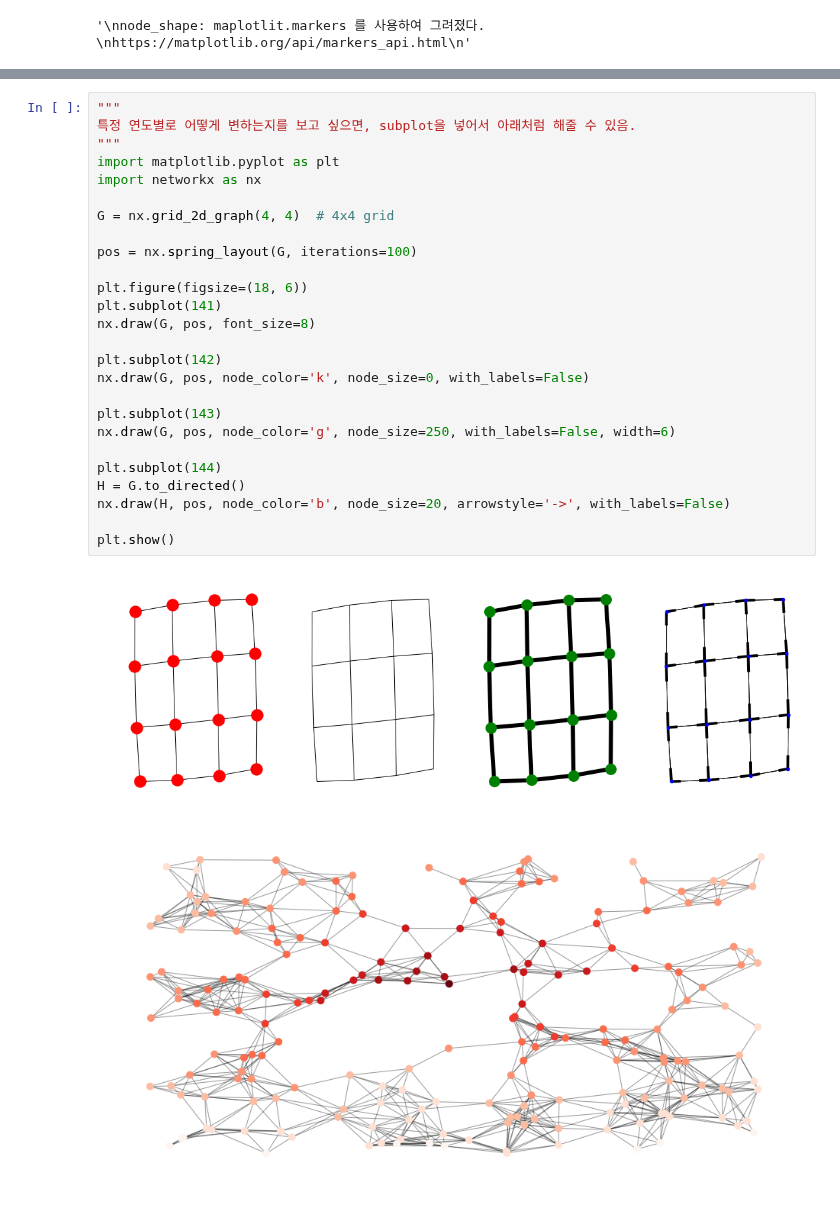
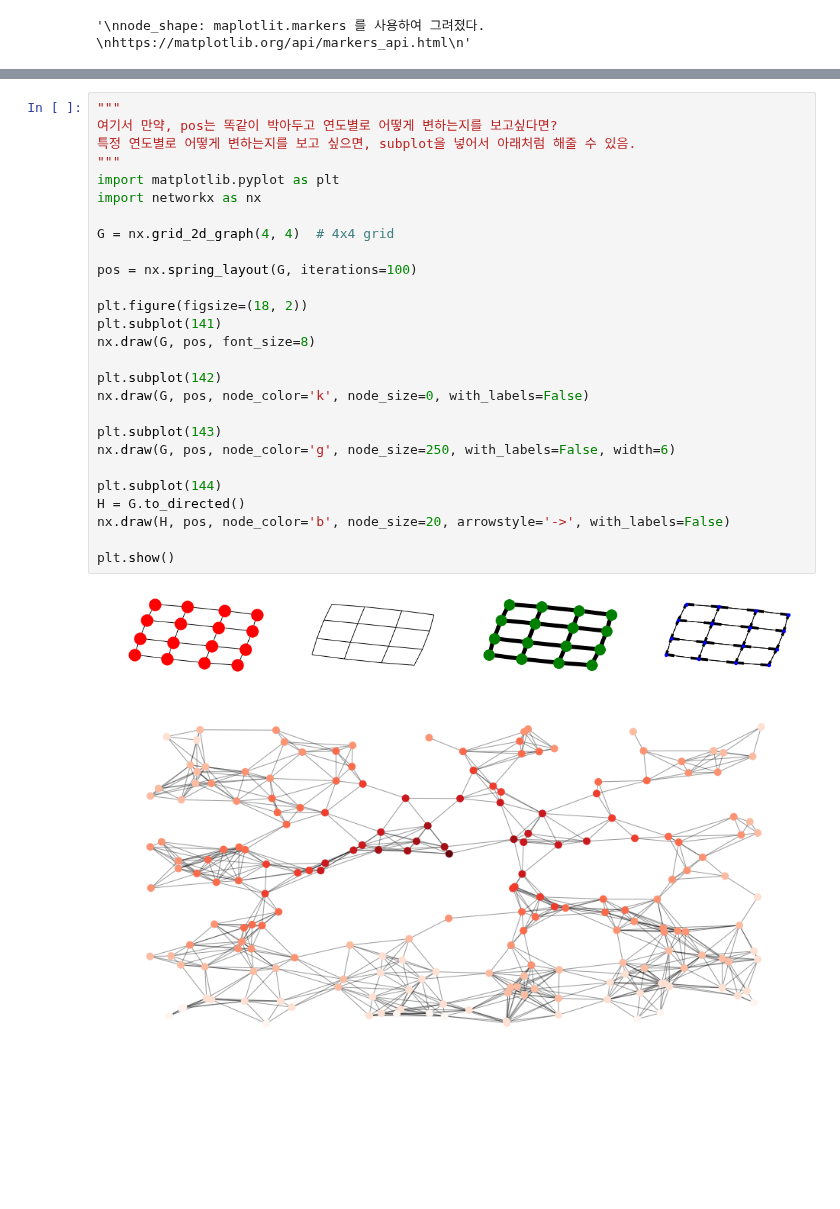
Before and after one commit to frhyme/frhyme.github.io, a Jupyter notebook: _posts/personal_ipynb/draw_network_better(10800510).ipynb, the cells around one changed output, grey strips where cells are left out. Saved outputs shown, nothing was run; the diff lists cells and outputs as text; blank space fills up the shorter version.

```diff
--- a/_posts/personal_ipynb/draw_network_better(10800510).ipynb
+++ b/_posts/personal_ipynb/draw_network_better(10800510).ipynb
@@ -77,31 +111,32 @@ https://matplotlib.org/api/markers_api.html
 # %%
 """
+여기서 만약, pos는 똑같이 박아두고 연도별로 어떻게 변하는지를 보고싶다면?
 특정 연도별로 어떻게 변하는지를 보고 싶으면, subplot을 넣어서 아래처럼 해줄 수 있음.
 """
 import matplotlib.pyplot as plt
 import networkx as nx
 
 G = nx.grid_2d_graph(4, 4)  # 4x4 grid
 
 pos = nx.spring_layout(G, iterations=100)
 
-plt.figure(figsize=(18, 6))
+plt.figure(figsize=(18, 2))
 plt.subplot(141)
 nx.draw(G, pos, font_size=8)
 
 plt.subplot(142)
 nx.draw(G, pos, node_color='k', node_size=0, with_labels=False)
 
 plt.subplot(143)
 nx.draw(G, pos, node_color='g', node_size=250, with_labels=False, width=6)
 
 plt.subplot(144)
 H = G.to_directed()
 nx.draw(H, pos, node_color='b', node_size=20, arrowstyle='->', with_labels=False)
 
 plt.show()
 # %% [output]
-[figure, old version]
+[figure, new version]
 # %%
 # %% [output]
 [figure]
```
Also changed, not shown: parts of 1 cell of this notebook, 12 other files.
